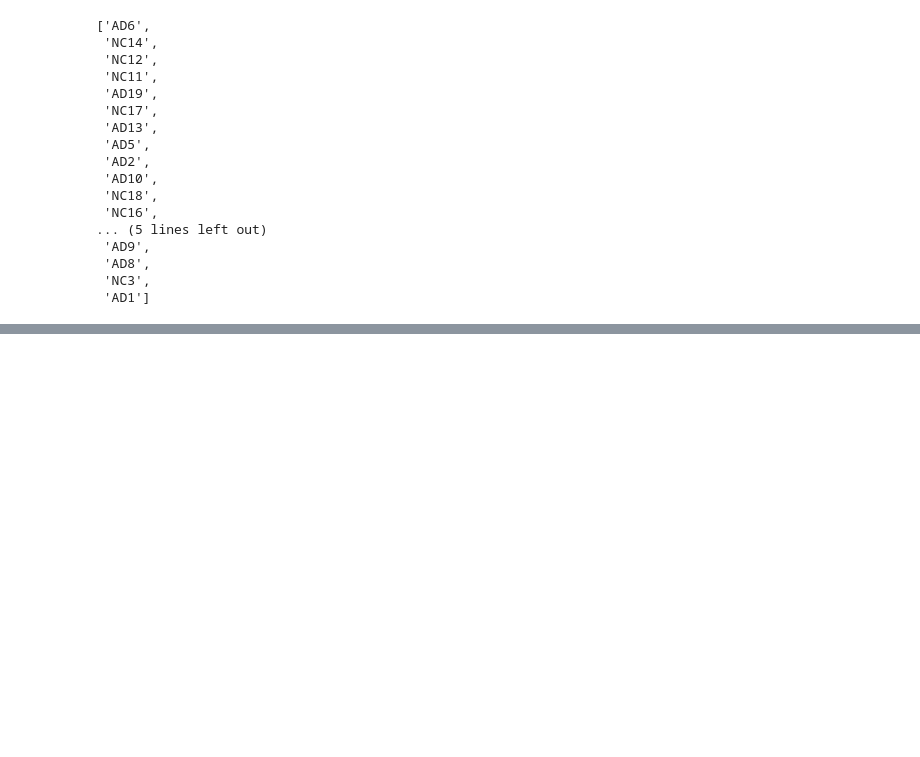
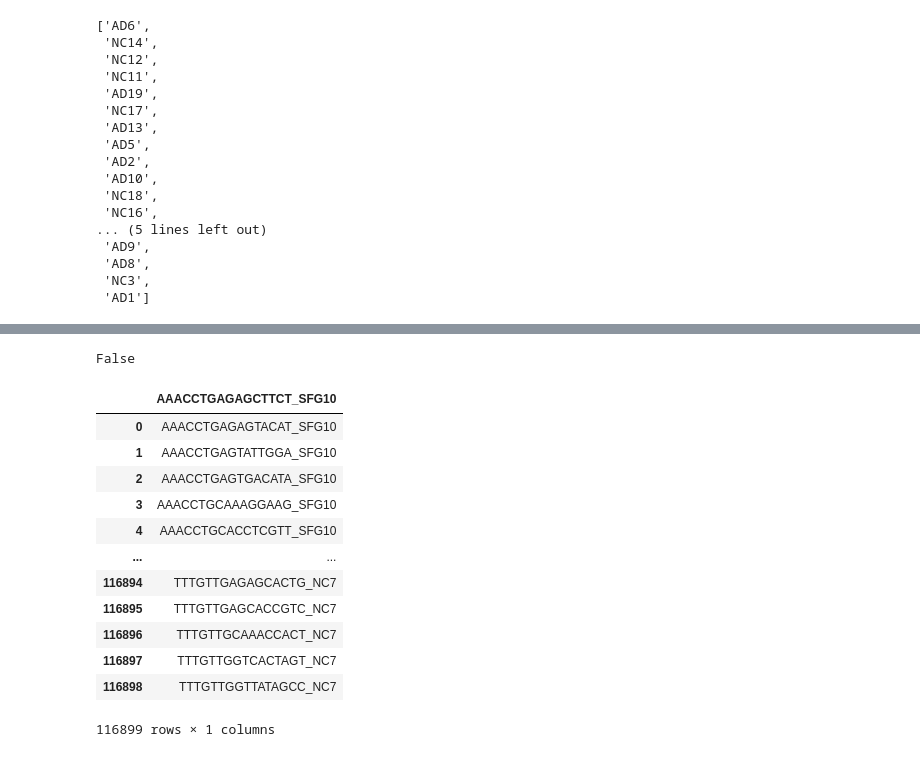
Before and after one commit to AidenSb/APA, a Jupyter notebook: generalbs.ipynb, the cells around one changed output, grey strips where cells are left out. Saved outputs shown, nothing was run; the diff lists cells and outputs as text; code cells hidden in the pictures; blank space fills up the shorter version.

```diff
--- a/generalbs.ipynb
+++ b/generalbs.ipynb
@@ -1477,0 +1667,4 @@ outfile.close()
+# %%
+data1 == CORRECTED
+# %% [output]
+False
@@ -1477,0 +1677,18 @@ outfile.close()
+# %%
+### rename the barcodes
+orgbc = pd.read_csv('/data/APAproject/post_qual/data/control_vs_pathology/sierra_ADsfg_CTshun/KapmannAD_CTshun_Sierra_aggregate/newbarcodes.tsv')
+orgbc
+# %% [output]
+|  | AAACCTGAGAGCTTCT_SFG10 |
+| 0 | AAACCTGAGAGTACAT_SFG10 |
+| 1 | AAACCTGAGTATTGGA_SFG10 |
+| 2 | AAACCTGAGTGACATA_SFG10 |
+| 3 | AAACCTGCAAAGGAAG_SFG10 |
+| 4 | AAACCTGCACCTCGTT_SFG10 |
+| ... | ... |
+| 116894 | TTTGTTGAGAGCACTG_NC7 |
+| 116895 | TTTGTTGAGCACCGTC_NC7 |
+| 116896 | TTTGTTGCAAACCACT_NC7 |
+| 116897 | TTTGTTGGTCACTAGT_NC7 |
+| 116898 | TTTGTTGGTTATAGCC_NC7 |
+116899 rows × 1 columns
```
Also changed, not shown: parts of 12 cells of this notebook, 6 other files.
